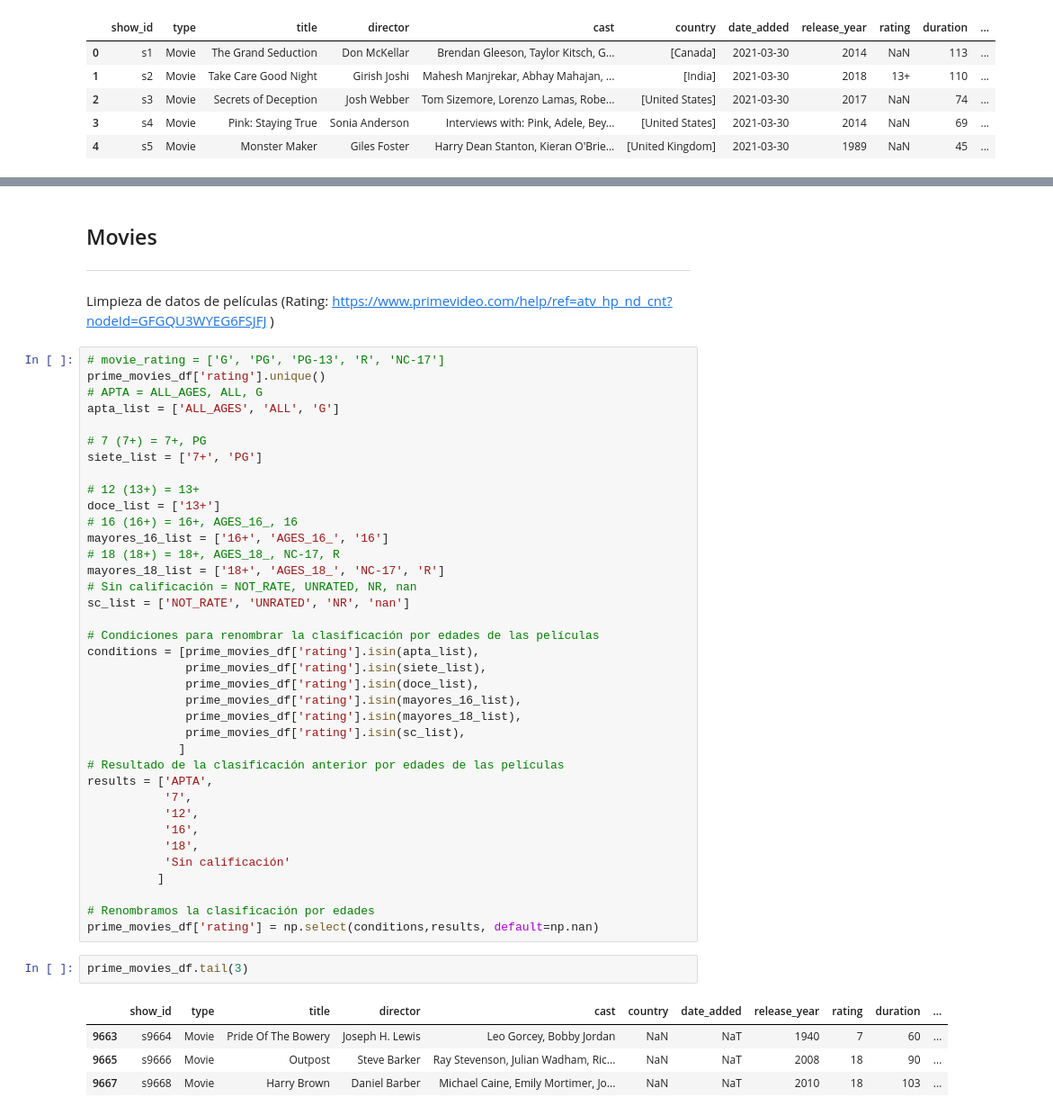
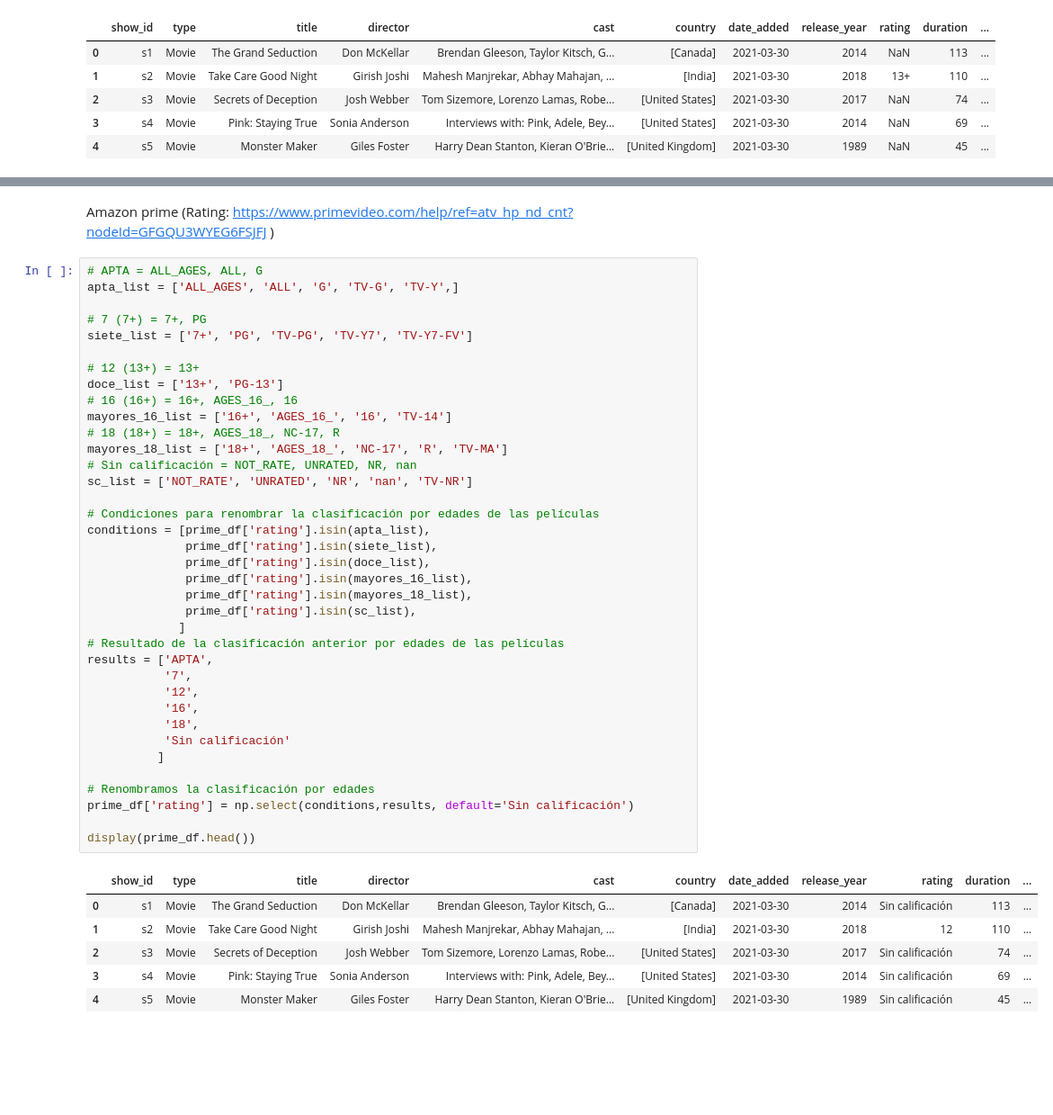
Before and after one commit to prvUA/pprv.project, a Jupyter notebook: amazon_prime_preprocess.ipynb, the cells around one changed output, grey strips where cells are left out. Shown at 90% size. Cells and saved outputs as stored; diff of their text form; blank space fills up the shorter version.

```diff
--- a/amazon_prime_preprocess.ipynb
+++ b/amazon_prime_preprocess.ipynb
@@ -72,48 +70,46 @@ Series: (1854, 17)
 # %% [markdown]
-## Movies
----
-Limpieza de datos de películas (Rating: https://www.primevideo.com/help/ref=atv_hp_nd_cnt?nodeId=GFGQU3WYEG6FSJFJ )
+Amazon prime (Rating: https://www.primevideo.com/help/ref=atv_hp_nd_cnt?nodeId=GFGQU3WYEG6FSJFJ )
 # %%
-# movie_rating = ['G', 'PG', 'PG-13', 'R', 'NC-17']
-prime_movies_df['rating'].unique()
 # APTA = ALL_AGES, ALL, G
-apta_list = ['ALL_AGES', 'ALL', 'G']
+apta_list = ['ALL_AGES', 'ALL', 'G', 'TV-G', 'TV-Y',]
 
 # 7 (7+) = 7+, PG
-siete_list = ['7+', 'PG']
+siete_list = ['7+', 'PG', 'TV-PG', 'TV-Y7', 'TV-Y7-FV']
 
 # 12 (13+) = 13+
-doce_list = ['13+']
+doce_list = ['13+', 'PG-13']
 # 16 (16+) = 16+, AGES_16_, 16
-mayores_16_list = ['16+', 'AGES_16_', '16']
+mayores_16_list = ['16+', 'AGES_16_', '16', 'TV-14']
 # 18 (18+) = 18+, AGES_18_, NC-17, R
-mayores_18_list = ['18+', 'AGES_18_', 'NC-17', 'R']
+mayores_18_list = ['18+', 'AGES_18_', 'NC-17', 'R', 'TV-MA']
 # Sin calificación = NOT_RATE, UNRATED, NR, nan
-sc_list = ['NOT_RATE', 'UNRATED', 'NR', 'nan']
+sc_list = ['NOT_RATE', 'UNRATED', 'NR', 'nan', 'TV-NR']
 
 # Condiciones para renombrar la clasificación por edades de las películas
-conditions = [prime_movies_df['rating'].isin(apta_list),
-              prime_movies_df['rating'].isin(siete_list),
-              prime_movies_df['rating'].isin(doce_list),
-              prime_movies_df['rating'].isin(mayores_16_list),
-              prime_movies_df['rating'].isin(mayores_18_list),
-              prime_movies_df['rating'].isin(sc_list),
+conditions = [prime_df['rating'].isin(apta_list),
+              prime_df['rating'].isin(siete_list),
+              prime_df['rating'].isin(doce_list),
+              prime_df['rating'].isin(mayores_16_list),
+              prime_df['rating'].isin(mayores_18_list),
+              prime_df['rating'].isin(sc_list),
              ]
 # Resultado de la clasificación anterior por edades de las películas
 results = ['APTA',
            '7',
            '12',
            '16',
            '18',
            'Sin calificación'
           ]
 
 # Renombramos la clasificación por edades
-prime_movies_df['rating'] = np.select(conditions,results, default=np.nan)
+prime_df['rating'] = np.select(conditions,results, default='Sin calificación')
+
+display(prime_df.head())
+# %% [output]
+|  | show_id | type | title | director | cast | country | date_added | release_year | rating | duration | ... |
+| 0 | s1 | Movie | The Grand Seduction | Don McKellar | Brendan Gleeson, Taylor Kitsch, G... | [Canada] | 2021-03-30 | 2014 | Sin calificación | 113 | ... |
+| 1 | s2 | Movie | Take Care Good Night | Girish Joshi | Mahesh Manjrekar, Abhay Mahajan, ... | [India] | 2021-03-30 | 2018 | 12 | 110 | ... |
+| 2 | s3 | Movie | Secrets of Deception | Josh Webber | Tom Sizemore, Lorenzo Lamas, Robe... | [United States] | 2021-03-30 | 2017 | Sin calificación | 74 | ... |
+| 3 | s4 | Movie | Pink: Staying True | Sonia Anderson | Interviews with: Pink, Adele, Bey... | [United States] | 2021-03-30 | 2014 | Sin calificación | 69 | ... |
+| 4 | s5 | Movie | Monster Maker | Giles Foster | Harry Dean Stanton, Kieran O'Brie... | [United Kingdom] | 2021-03-30 | 1989 | Sin calificación | 45 | ... |
-# %%
-prime_movies_df.tail(3)
-# %% [output]
-|  | show_id | type | title | director | cast | country | date_added | release_year | rating | duration | ... |
-| 9663 | s9664 | Movie | Pride Of The Bowery | Joseph H. Lewis | Leo Gorcey, Bobby Jordan | NaN | NaT | 1940 | 7 | 60 | ... |
-| 9665 | s9666 | Movie | Outpost | Steve Barker | Ray Stevenson, Julian Wadham, Ric... | NaN | NaT | 2008 | 18 | 90 | ... |
-| 9667 | s9668 | Movie | Harry Brown | Daniel Barber | Michael Caine, Emily Mortimer, Jo... | NaN | NaT | 2010 | 18 | 103 | ... |
```
Also changed, not shown: parts of 18 cells of this notebook.
